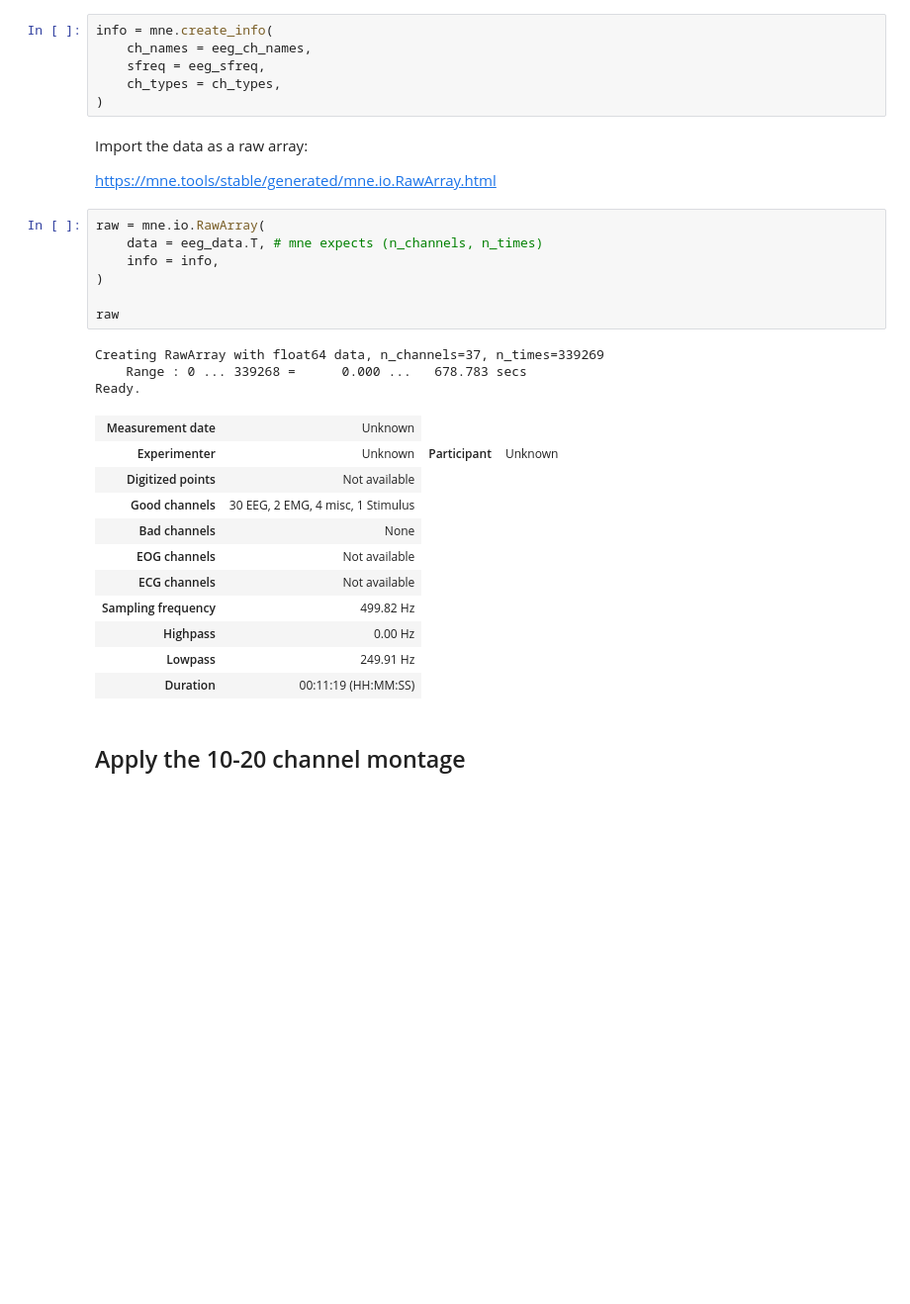
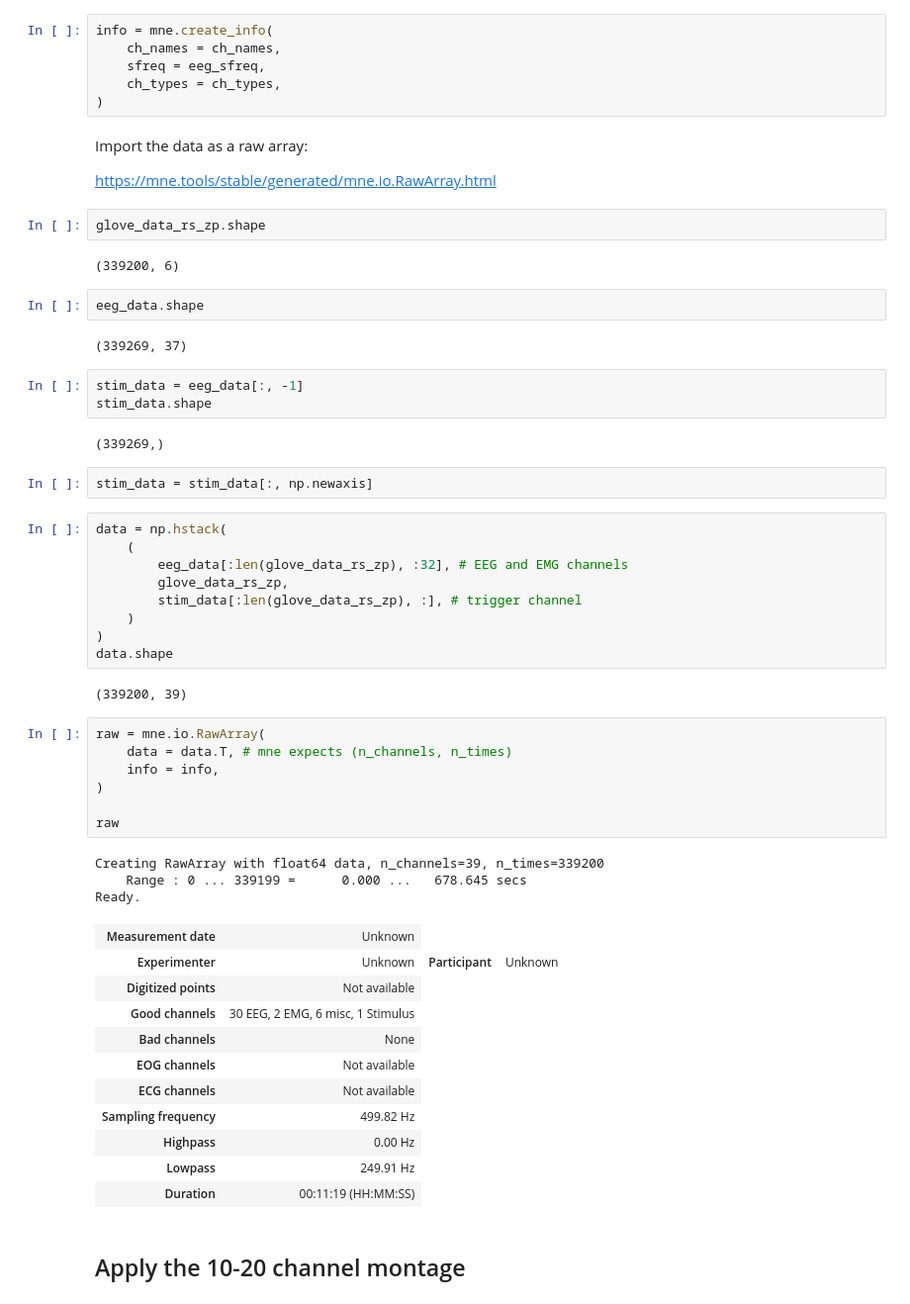
Before and after one commit to neuromorphs/ac23-eeg, a Jupyter notebook: mne/active_piano_dss_xdf.ipynb, the cells around one changed output. Shown at 99% size. Cells and saved outputs as stored; diff of their text form; blank space fills up the shorter version.

```diff
--- a/mne/active_piano_dss_xdf.ipynb
+++ b/mne/active_piano_dss_xdf.ipynb
@@ -183,7 +289,7 @@ Make an info object for importing data to mne:
 https://mne.tools/stable/generated/mne.create_info.html
 # %%
 info = mne.create_info(
-    ch_names = eeg_ch_names,
+    ch_names = ch_names,
     sfreq = eeg_sfreq,
     ch_types = ch_types,
 )
@@ -191,21 +297,47 @@ info = mne.create_info(
 Import the data as a raw array:
 
 https://mne.tools/stable/generated/mne.io.RawArray.html
+# %%
+glove_data_rs_zp.shape
+# %% [output]
+(339200, 6)
+# %%
+eeg_data.shape
+# %% [output]
+(339269, 37)
+# %%
+stim_data = eeg_data[:, -1]
+stim_data.shape
+# %% [output]
+(339269,)
+# %%
+stim_data = stim_data[:, np.newaxis]
+# %%
+data = np.hstack(
+    (
+        eeg_data[:len(glove_data_rs_zp), :32], # EEG and EMG channels
+        glove_data_rs_zp,
+        stim_data[:len(glove_data_rs_zp), :], # trigger channel
+    )
+)
+data.shape
+# %% [output]
+(339200, 39)
 # %%
 raw = mne.io.RawArray(
-    data = eeg_data.T, # mne expects (n_channels, n_times)
+    data = data.T, # mne expects (n_channels, n_times)
     info = info,
 )
 
 raw
 # %% [output]
-Creating RawArray with float64 data, n_channels=37, n_times=339269
-    Range : 0 ... 339268 =      0.000 ...   678.783 secs
+Creating RawArray with float64 data, n_channels=39, n_times=339200
+    Range : 0 ... 339199 =      0.000 ...   678.645 secs
 Ready.
 | Measurement date | Unknown |
 | Experimenter | Unknown | Participant | Unknown |
 | Digitized points | Not available |
-| Good channels | 30 EEG, 2 EMG, 4 misc, 1 Stimulus |
+| Good channels | 30 EEG, 2 EMG, 6 misc, 1 Stimulus |
 | Bad channels | None |
 | EOG channels | Not available |
 | ECG channels | Not available |
```
Also changed, not shown: parts of 57 cells of this notebook.
